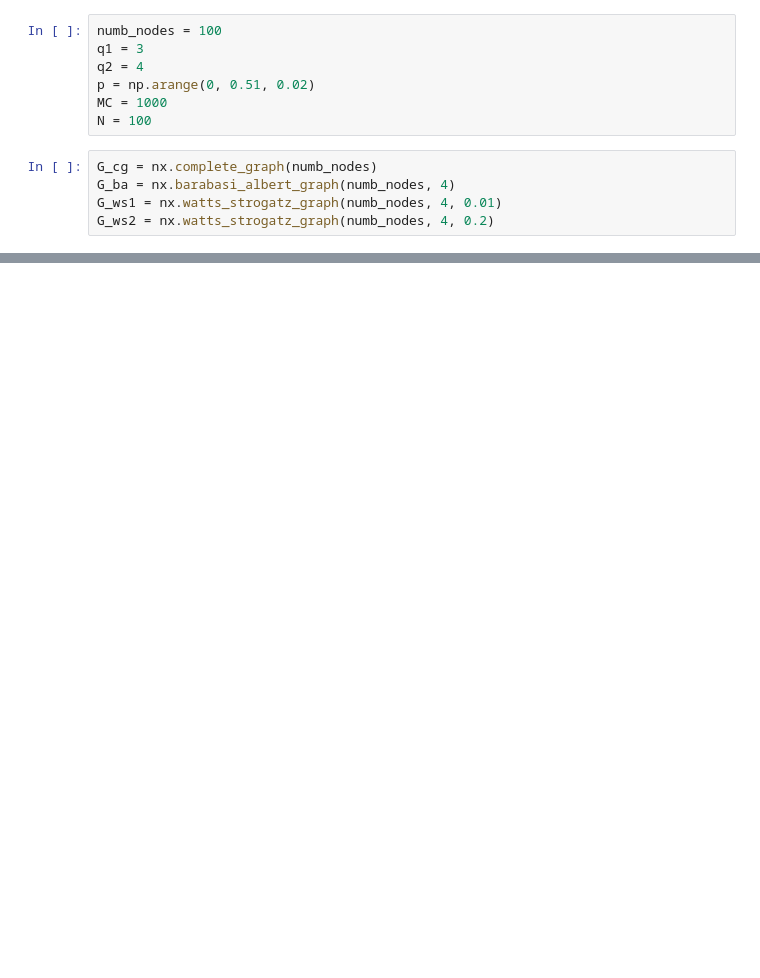
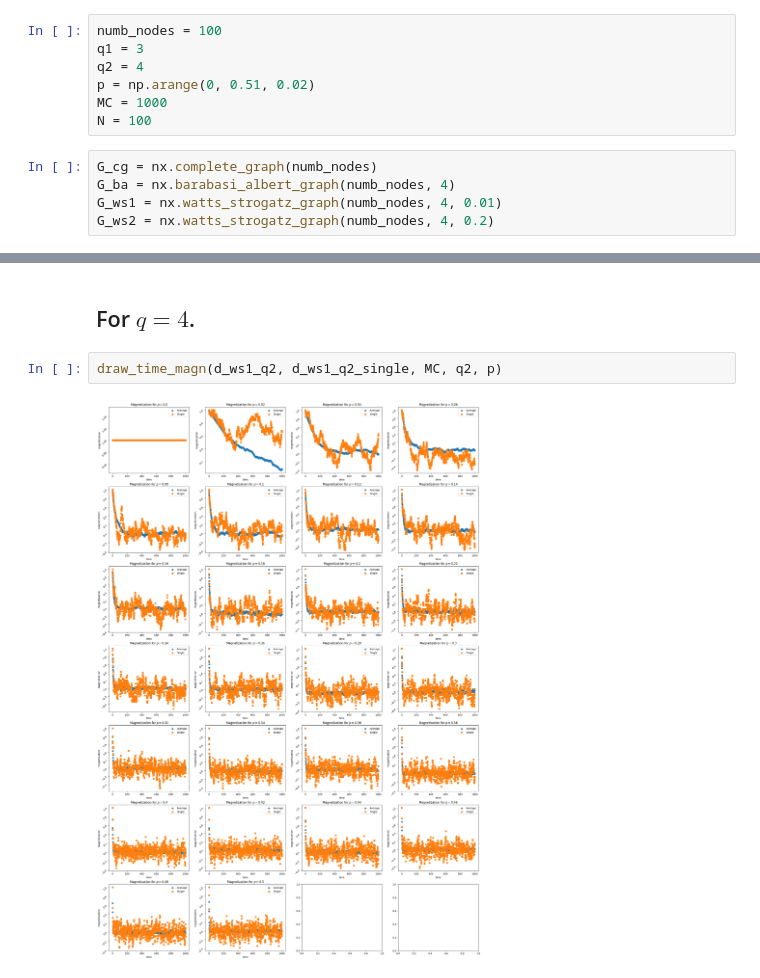
Before and after one commit to KohutMaria/Diffusion-processes, a Jupyter notebook: DPOCN_6.ipynb, the cells around one changed output, grey strips where cells are left out. Cells and saved outputs as stored; diff of their text form; blank space fills up the shorter version.

```diff
--- a/DPOCN_6.ipynb
+++ b/DPOCN_6.ipynb
@@ -192,0 +248,6 @@ cpu_count()
+# %% [markdown]
+## For $q = 4$.
+# %%
+draw_time_magn(d_ws1_q2, d_ws1_q2_single, MC, q2, p)
+# %% [output]
+[figure, added]
```
Also changed, not shown: parts of 52 cells of this notebook.
